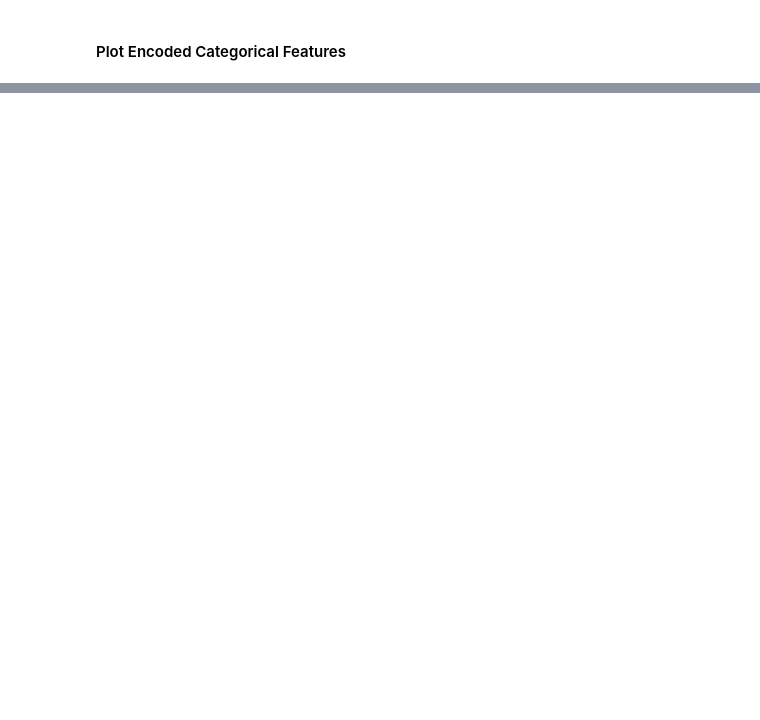
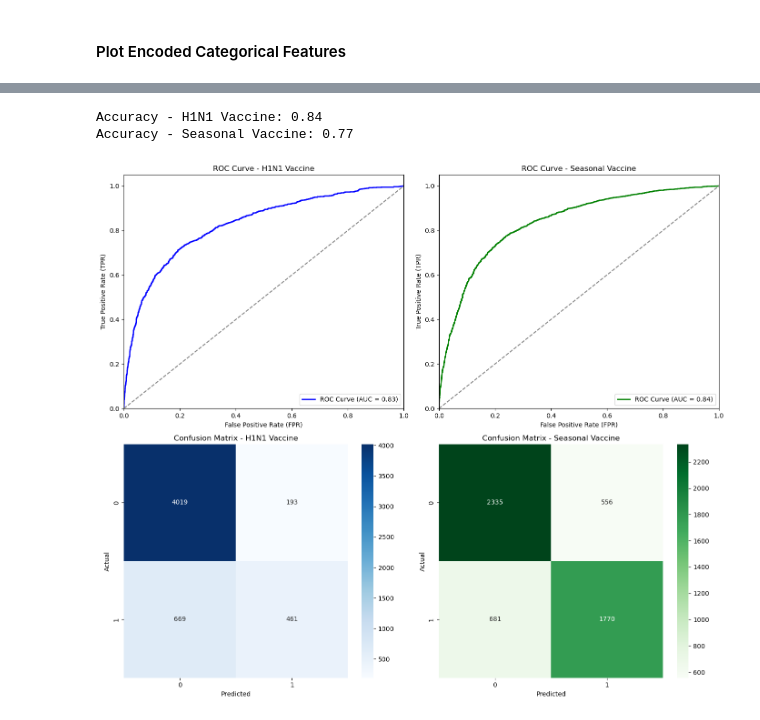
Before and after one commit to Gfatouras/H1N1_and_Seasonal_Flu, a Jupyter notebook: Phase3_Master.ipynb, the cells around one changed output, grey strips where cells are left out. Cells and saved outputs as stored; diff of their text form; code cells hidden in the pictures; blank space fills up the shorter version.

```diff
--- a/Phase3_Master.ipynb
+++ b/Phase3_Master.ipynb
@@ -611,0 +673,2 @@ plot_features(encoded_categorical_cols)
+# %%
+X_train, X_test, y_train, y_test = train_test_split(features_df, labels_df, test_size=0.2, random_state=42)
@@ -611,0 +938,27 @@ plot_features(encoded_categorical_cols)
+# %%
+# Sample data
+features_numerical_df = features_df.select_dtypes(include=['number'])
+X_train, X_test, y_train, y_test = train_test_split(features_numerical_df, labels_df, test_size=0.2, random_state=42)
+
+# Apply SimpleImputer to handle missing values
+imputer = SimpleImputer(strategy='median')
+X_train_imputed = imputer.fit_transform(X_train)
+X_test_imputed = imputer.transform(X_test)
+
+scaler = StandardScaler()
+X_train_scaled = scaler.fit_transform(X_train_imputed)
+X_test_scaled = scaler.transform(X_test_imputed)
+
+logreg = LogisticRegression(random_state=42)
+multi_target_model = MultiOutputClassifier(logreg, n_jobs=-1)
+multi_target_model.fit(X_train_scaled, y_train)
+
+y_pred = multi_target_model.predict(X_test_scaled)
+y_pred_proba = [model.predict_proba(X_test_scaled) for model in multi_target_model.estimators_]
+
+# Output results
+output(y_test, y_pred, y_pred_proba)
+# %% [output]
+Accuracy - H1N1 Vaccine: 0.84
+Accuracy - Seasonal Vaccine: 0.77
+[figure, added]
```
Also changed, not shown: parts of 24 cells of this notebook.
